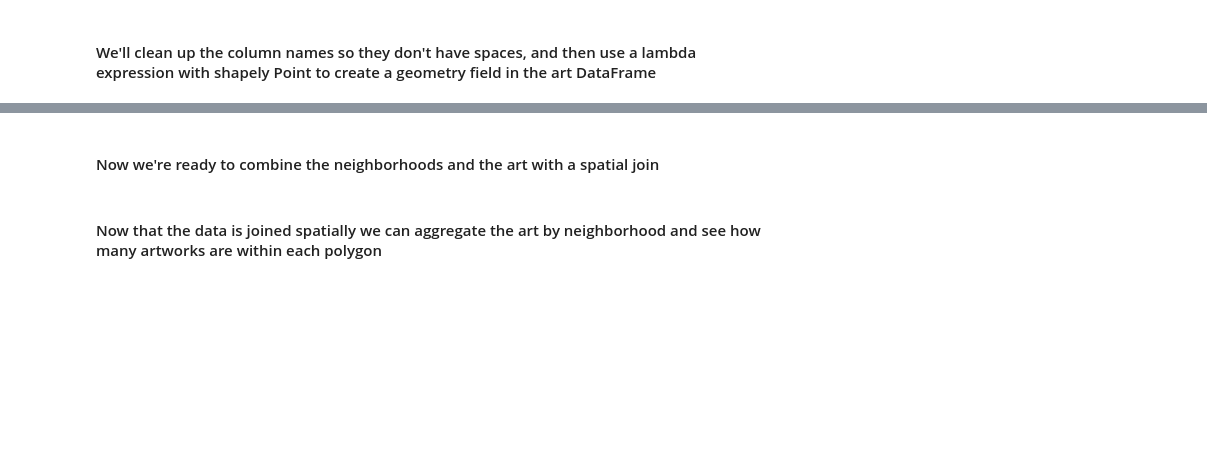
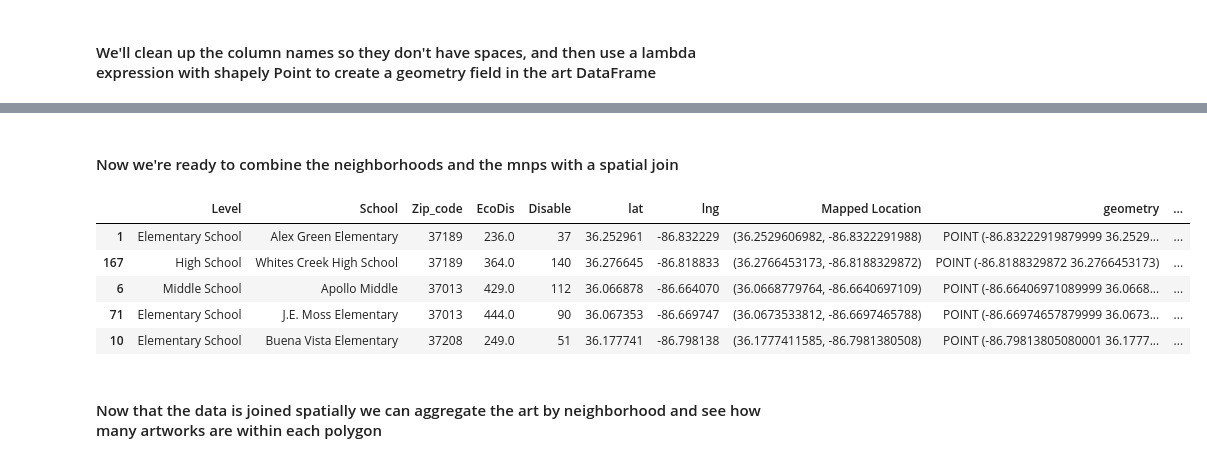
Before and after one commit to Ashutosh-Singhal/Nashville-Public-Art, a Jupyter notebook: MNPS_AS.ipynb, the cells around one changed output, grey strips where cells are left out. Drawn from its saved outputs; the diff is of its cells as text; code cells hidden in the pictures; blank space fills up the shorter version.

```diff
--- a/MNPS_AS.ipynb
+++ b/MNPS_AS.ipynb
@@ -134,7 +140,15 @@ art.head()
 # %% [markdown]
-#### Now we're ready to combine the neighborhoods and the art with a spatial join
+#### Now we're ready to combine the neighborhoods and the mnps with a spatial join
 # %%
-neighborhood_art = gpd.sjoin(art, neighborhoods, op = 'within')
+neighborhood_mnps = gpd.sjoin(mnps_df, neighborhoods, op = 'within')
+neighborhood_mnps.head()
+# %% [output]
+|  | Level | School | Zip_code | EcoDis | Disable | lat | lng | Mapped Location | geometry | ... |
+| 1 | Elementary School | Alex Green Elementary | 37189 | 236.0 | 37 | 36.252961 | -86.832229 | (36.2529606982, -86.8322291988) | POINT (-86.83222919879999 36.2529... | ... |
+| 167 | High School | Whites Creek High School | 37189 | 364.0 | 140 | 36.276645 | -86.818833 | (36.2766453173, -86.8188329872) | POINT (-86.8188329872 36.2766453173) | ... |
+| 6 | Middle School | Apollo Middle | 37013 | 429.0 | 112 | 36.066878 | -86.664070 | (36.0668779764, -86.6640697109) | POINT (-86.66406971089999 36.0668... | ... |
+| 71 | Elementary School | J.E. Moss Elementary | 37013 | 444.0 | 90 | 36.067353 | -86.669747 | (36.0673533812, -86.6697465788) | POINT (-86.66974657879999 36.0673... | ... |
+| 10 | Elementary School | Buena Vista Elementary | 37208 | 249.0 | 51 | 36.177741 | -86.798138 | (36.1777411585, -86.7981380508) | POINT (-86.79813805080001 36.1777... | ... |
 # %% [markdown]
 #### Now that the data is joined spatially we can aggregate the art by neighborhood and see how many artworks are within each polygon
 # %%
```
Also changed, not shown: parts of 22 cells of this notebook.
